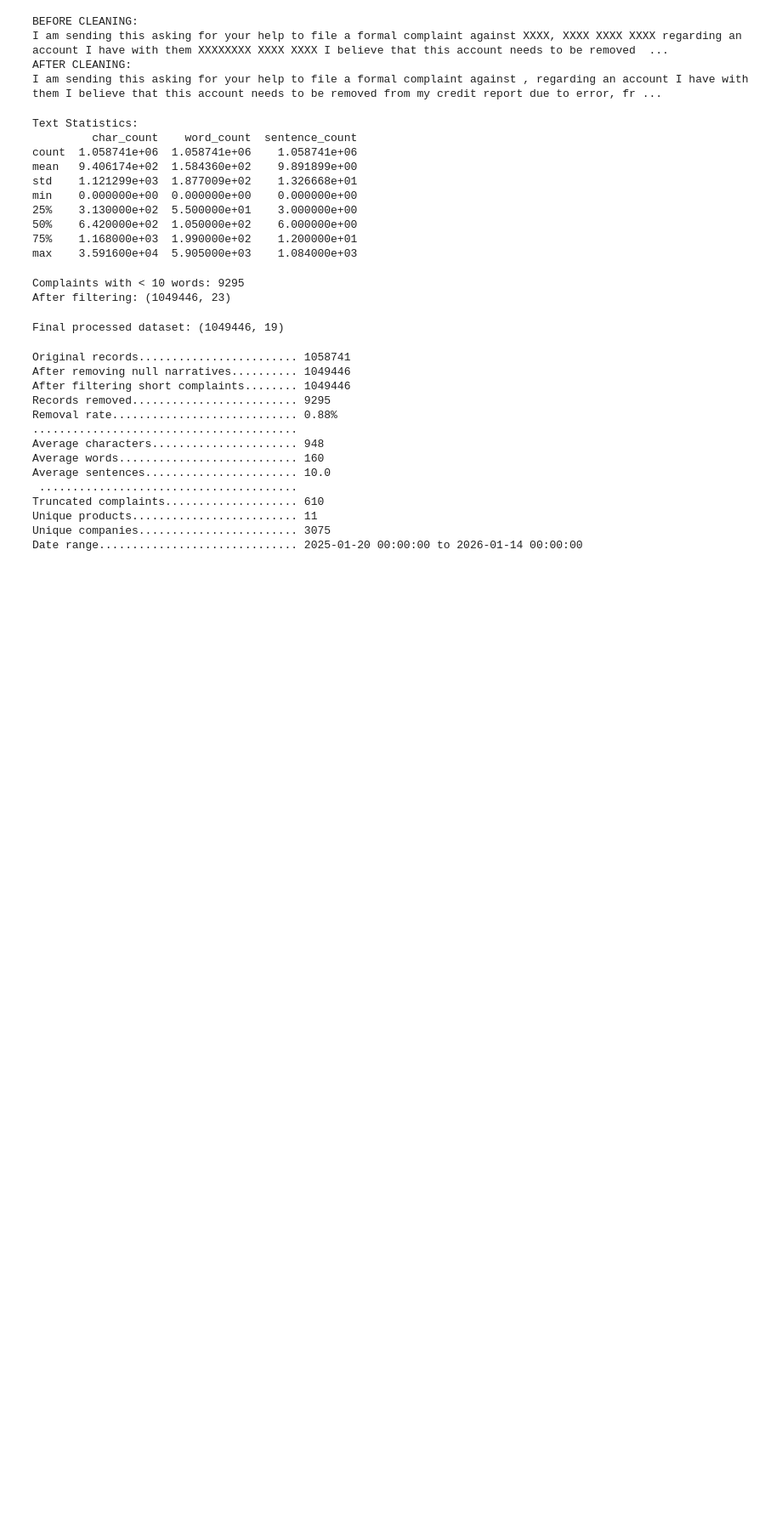
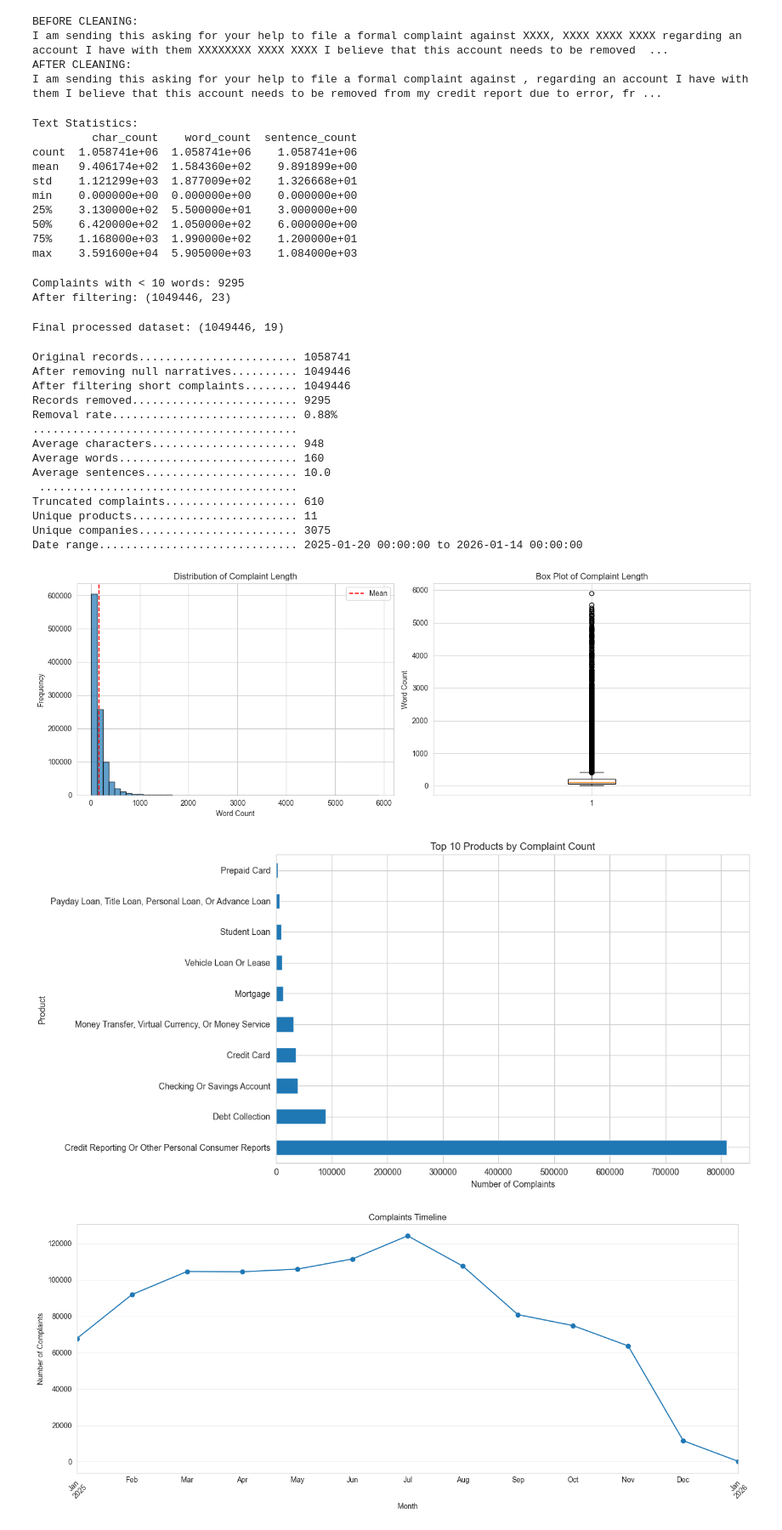
Before and after one commit to ellieryus/text-analytics-project, a Jupyter notebook: notebooks/02_data_preprocessing.ipynb, the cells around one changed output. Shown at 85% size. Drawn from its saved outputs; the diff is of its cells as text; code cells hidden in the pictures; blank space fills up the shorter version.

Commit message:
visualization for the data preprocessing

```diff
--- a/notebooks/02_data_preprocessing.ipynb
+++ b/notebooks/02_data_preprocessing.ipynb
@@ -217,3 +217,64 @@ Truncated complaints.................... 610
 Unique products......................... 11
 Unique companies........................ 3075
 Date range.............................. 2025-01-20 00:00:00 to 2026-01-14 00:00:00
+# %%
+import matplotlib.pyplot as plt
+import seaborn as sns
+
+# 1. TEXT LENGTH DISTRIBUTION
+fig, axes = plt.subplots(1, 2, figsize=(14, 5))
+
+axes[0].hist(df_processed['word_count'], bins=50, edgecolor='black', alpha=0.7)
+axes[0].set_xlabel('Word Count')
+axes[0].set_ylabel('Frequency')
+axes[0].set_title('Distribution of Complaint Length')
+axes[0].axvline(df_processed['word_count'].mean(), color='red', linestyle='--', label='Mean')
+axes[0].legend()
+
+axes[1].boxplot(df_processed['word_count'])
+axes[1].set_ylabel('Word Count')
+axes[1].set_title('Box Plot of Complaint Length')
+
+plt.tight_layout()
+plt.savefig('../outputs/figures/text_length_after_cleaning.png', dpi=300)
+plt.show()
+
+# 2. TOP PRODUCTS
+top_products = df_processed['Product'].value_counts().head(10)
+
+plt.figure(figsize=(12, 6))
+top_products.plot(kind='barh')
+plt.xlabel('Number of Complaints')
+plt.title('Top 10 Products by Complaint Count')
+plt.tight_layout()
+plt.savefig('../outputs/figures/top_products_cleaned.png', dpi=300)
+plt.show()
+
+# 3. COMPLAINTS OVER TIME
+monthly = df_processed.groupby(df_processed['Date received'].dt.to_period('M')).size()
+
+plt.figure(figsize=(14, 6))
+monthly.plot(kind='line', marker='o')
+plt.xlabel('Month')
+plt.ylabel('Number of Complaints')
+plt.title('Complaints Timeline')
+plt.grid(True, alpha=0.3)
+plt.xticks(rotation=45)
+plt.tight_layout()
+plt.savefig('../outputs/figures/complaints_timeline.png', dpi=300)
+plt.show()
+
+# 4. BEFORE/AFTER COMPARISON
+print("SAMPLE COMPARISONS - Before vs After Cleaning")
+
+for i in range(3):
+    print(f"\n--- Sample {i+1} ---")
+    print("BEFORE:")
+    print(df[text_col].iloc[i][:200] + "...")
+    print("\nAFTER:")
+    print(df_processed['complaint_clean'].iloc[i][:200] + "...")
+    print("-"*80)
+# %% [output]
+[figure, added]
+[figure, added]
+[figure, added]
```
Also changed, not shown: parts of 1 cell of this notebook.
